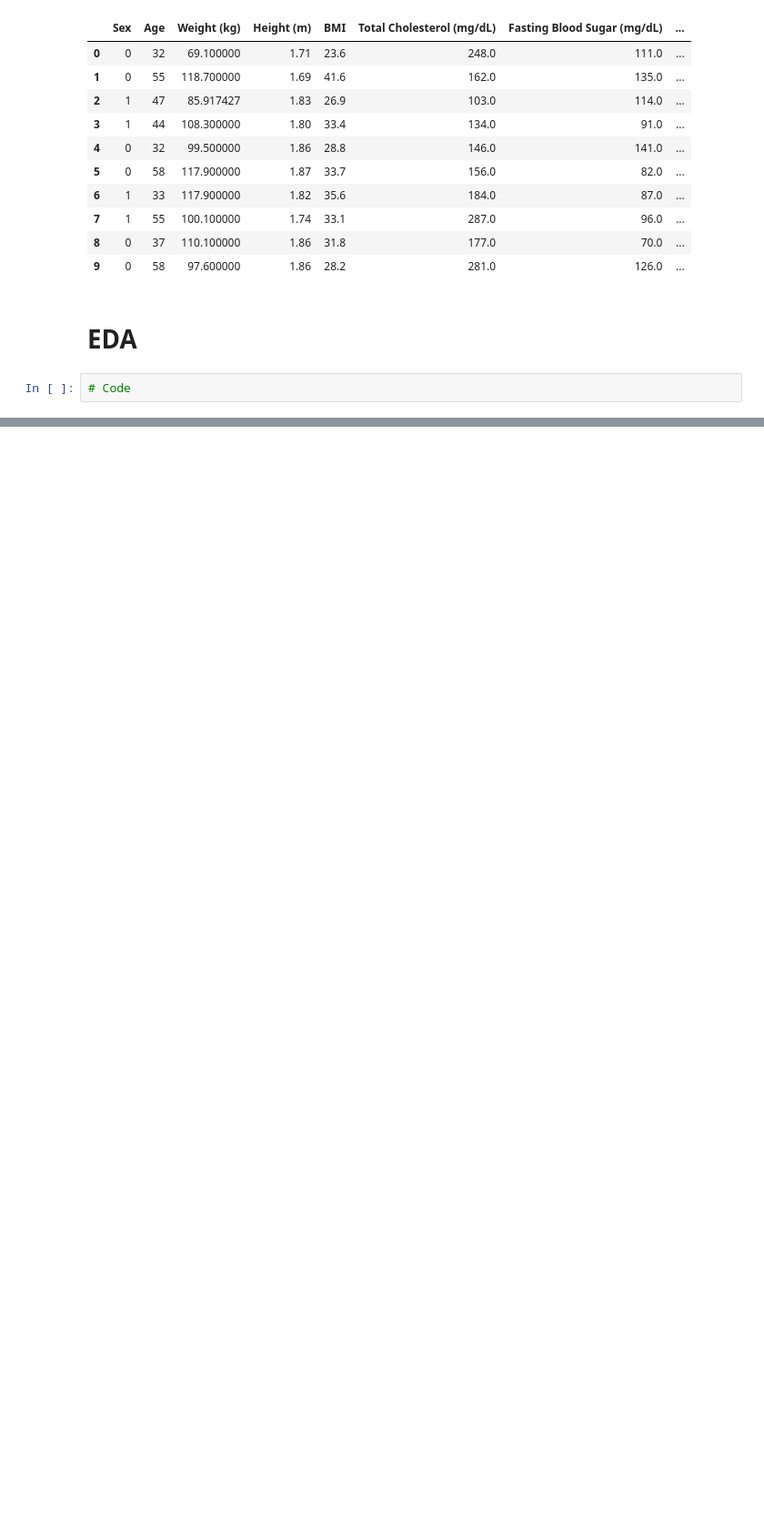
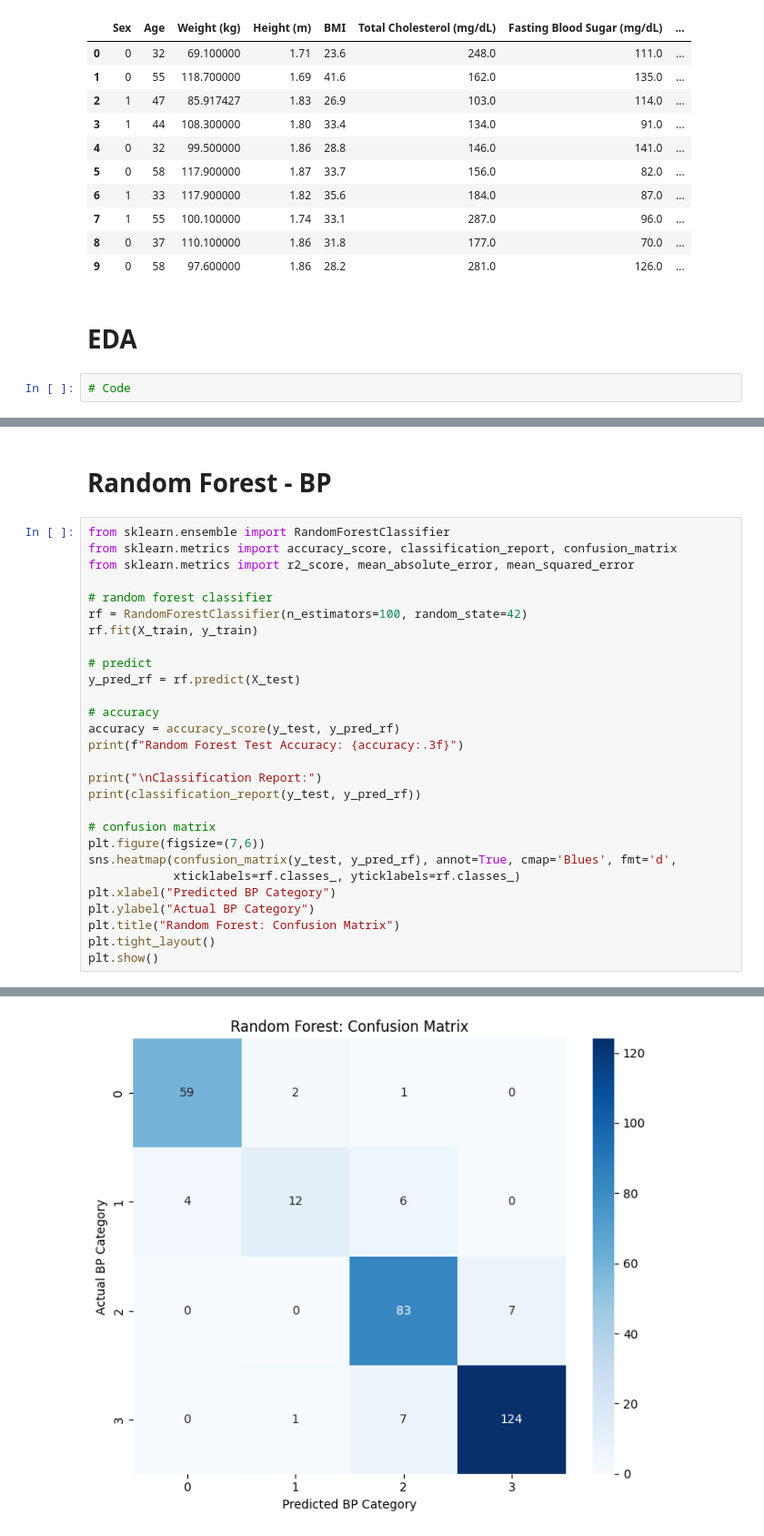
Before and after one commit to DS3001-Group-P/Final-Project, a Jupyter notebook: milestone3.ipynb, the cells around one changed output, grey strips where cells are left out. Shown: that part at 91% size. Saved outputs shown, nothing was run; the diff lists cells and outputs as text; blank space fills up the shorter version.

```diff
--- a/milestone3.ipynb
+++ b/milestone3.ipynb
@@ -204,0 +358,31 @@ memory usage: 191.3 KB
+# %% [markdown]
+# Random Forest - BP
+# %%
+from sklearn.ensemble import RandomForestClassifier
+from sklearn.metrics import accuracy_score, classification_report, confusion_matrix
+from sklearn.metrics import r2_score, mean_absolute_error, mean_squared_error
+
+# random forest classifier
+rf = RandomForestClassifier(n_estimators=100, random_state=42)
+rf.fit(X_train, y_train)
+
+# predict
+y_pred_rf = rf.predict(X_test)
+
+# accuracy
+accuracy = accuracy_score(y_test, y_pred_rf)
+print(f"Random Forest Test Accuracy: {accuracy:.3f}")
+
+print("\nClassification Report:")
+print(classification_report(y_test, y_pred_rf))
+
+# confusion matrix
+plt.figure(figsize=(7,6))
+sns.heatmap(confusion_matrix(y_test, y_pred_rf), annot=True, cmap='Blues', fmt='d',
+            xticklabels=rf.classes_, yticklabels=rf.classes_)
+plt.xlabel("Predicted BP Category")
+plt.ylabel("Actual BP Category")
+plt.title("Random Forest: Confusion Matrix")
+plt.tight_layout()
+plt.show()
+# %% [output]
@@ -204,0 +402 @@ memory usage: 191.3 KB
+[figure, added]
```
Also changed, not shown: parts of 16 cells of this notebook.
